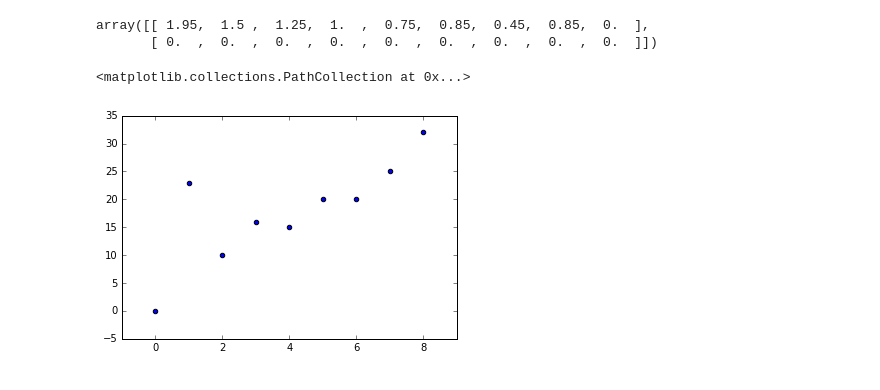
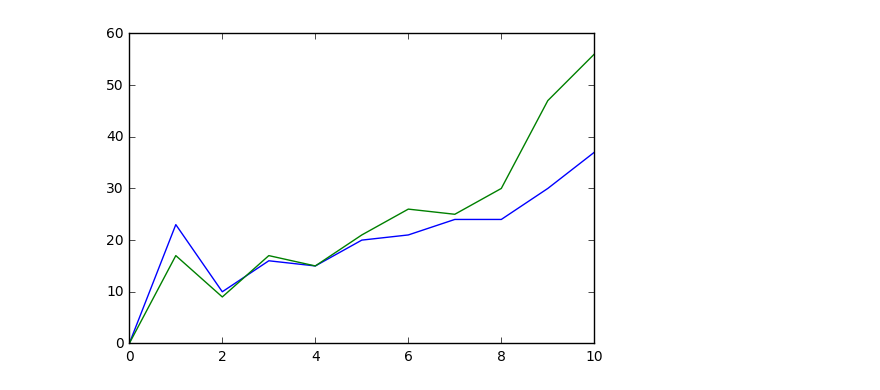
Before and after one commit to cnstahl/Asymmetric, a Jupyter notebook: python/Hamiltonian/Peaks.ipynb, the cells around one changed output. Cells and saved outputs as stored; diff of their text form; code cells hidden in the pictures.

```diff
--- a/python/Hamiltonian/Peaks.ipynb
+++ b/python/Hamiltonian/Peaks.ipynb
@@ -8,5 +10,5 @@ from scipy.signal import argrelextrema
 # %%
-L = 9
+L = 11
 # Total time elapsed
 end = 3
 # Time steps per second
@@ -50,10 +52,6 @@ plt.show()
-# %%
-peaks/n
-# %% [output]
-array([[ 1.95,  1.5 ,  1.25,  1.  ,  0.75,  0.85,  0.45,  0.85,  0.  ],
-       [ 0.  ,  0.  ,  0.  ,  0.  ,  0.  ,  0.  ,  0.  ,  0.  ,  0.  ]])
 # %%
-plt.scatter(range(L),peaks[0])
+plt.plot(range(L),peaks[0])
+plt.plot(range(L),peaks[1,::-1])
+plt.show()
 # %% [output]
-<matplotlib.collections.PathCollection at 0x...>
-[figure, old version]
+[figure, new version]
```
Also changed, not shown: parts of 9 cells of this notebook, 5 other files.
